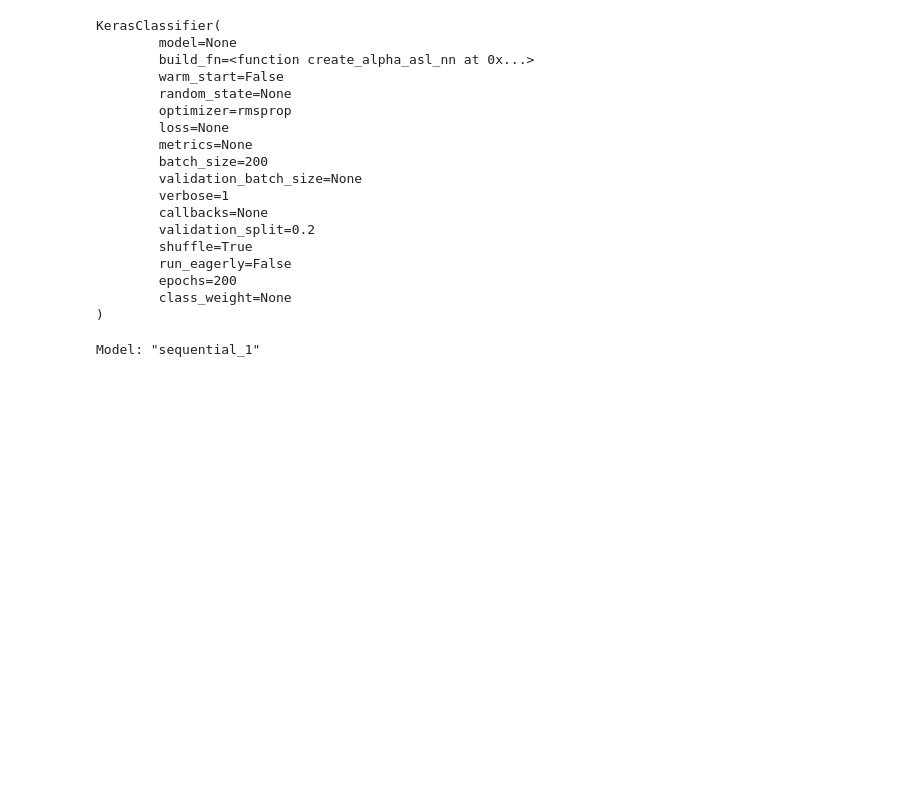
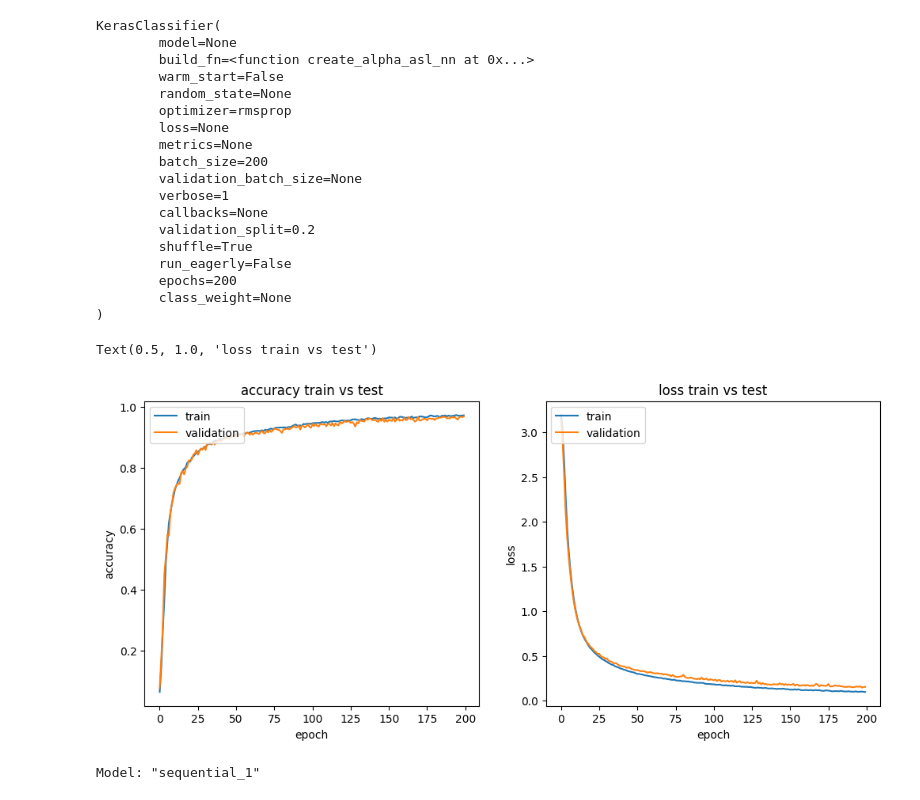
Before and after one commit to JUANCARLOST-LAB/ASL-Model, a Jupyter notebook: Models.ipynb, the cells around one changed output. Drawn from its saved outputs; the diff is of its cells as text; code cells hidden in the pictures; blank space fills up the shorter version.

```diff
--- a/Models.ipynb
+++ b/Models.ipynb
@@ -268,6 +268,27 @@ KerasClassifier(
         epochs=200
         class_weight=None
 )
+# %%
+import matplotlib.pyplot as plt
+
+figure, ax = plt.subplots(1, 2, figsize=(12, 5))
+
+ax[0].plot(alpha_nn_classifier.history_['accuracy'], label='train')
+ax[0].plot(alpha_nn_classifier.history_['val_accuracy'], label='validation')
+ax[0].legend(['train', 'validation'], loc='upper left')
+ax[0].set_xlabel('epoch')
+ax[0].set_ylabel('accuracy')
+ax[0].set_title('accuracy train vs test')
+
+ax[1].plot(alpha_nn_classifier.history_['loss'], label='train')
+ax[1].plot(alpha_nn_classifier.history_['val_loss'], label='validation')
+ax[1].legend(['train', 'validation'], loc='upper left')
+ax[1].set_xlabel('epoch')
+ax[1].set_ylabel('loss')
+ax[1].set_title('loss train vs test')
+# %% [output]
+Text(0.5, 1.0, 'loss train vs test')
+[figure, added]
 # %%
 numeric_nn_classifier.fit(X_numeric_train, y_numeric_train)
 # %% [output]
```
Also changed, not shown: parts of 2 cells of this notebook.
